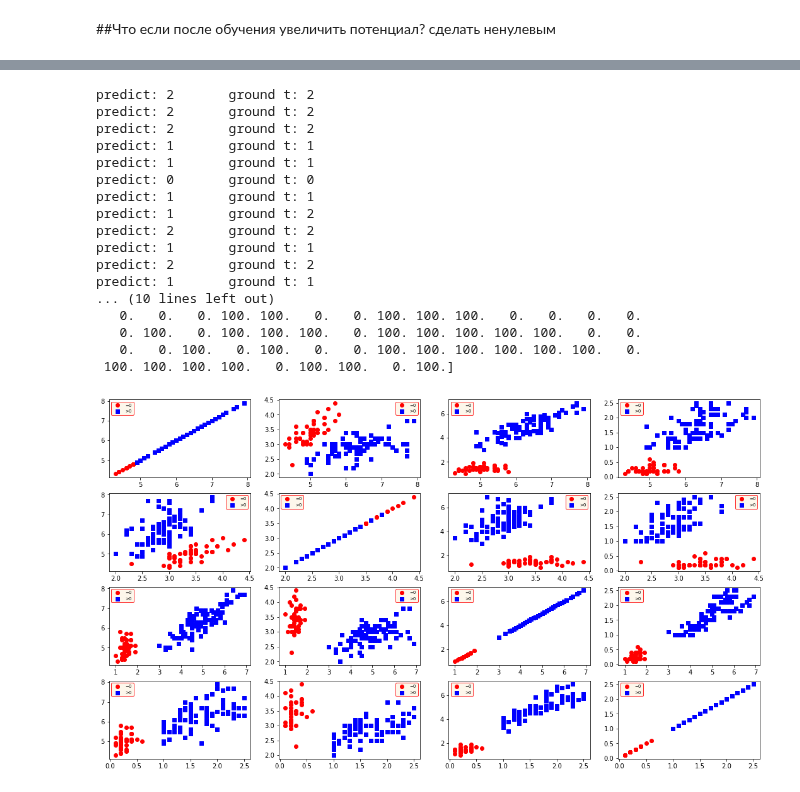
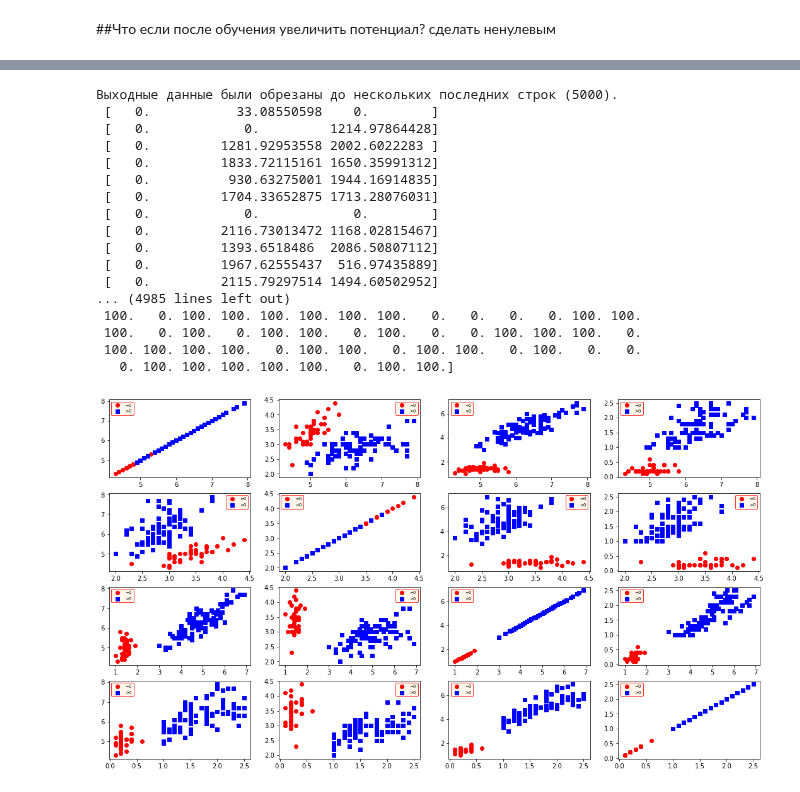
Before and after one commit to Kasymkhankhubiyev/BasicMachineLearning, a Jupyter notebook: task1.ipynb, the cells around one changed output, grey strips where cells are left out. Cells and saved outputs as stored; diff of their text form; code cells hidden in the pictures.

```diff
--- a/task1.ipynb
+++ b/task1.ipynb
@@ -351,43 +332,43 @@ print(model.gams)
 # %%
-model = PFM(kernel=lambda x: K1(x, h=0.9))
+model = PFM(kernel=lambda x: K1(x, h=2.))
 
 model.fit(trainX, trainY, 100)
 calc_accuracy_with_predictions(model=model, X=testX, Y=testY)
 print(model.gams)
 
 fig, axs = plt.subplots(nrows=4, ncols=4)
 
 colors = ['red', 'blue', 'green']
 test_colors = ['purple', 'black', 'yellow']
 
 gams = model.gams
 
 for i in range(4):
     for j in range(4):
             axs[i%4, j%4].scatter(trainX[np.where(gams== 0)[0], i], trainX[np.where(gams== 0)[0], j], color = colors[0], label='=0')
             axs[i%4, j%4].scatter(trainX[np.where(gams!= 0)[0], i], trainX[np.where(gams!= 0)[0], j], color = colors[1], label='>0', marker='s')
             axs[i%4, j%4].legend(fontsize=7, ncol=1, facecolor='oldlace', edgecolor='r')
 fig.set_size_inches(18.5, 10.5)
 plt.show()
 plt.close()
 # %% [output]
-predict: 2       ground t: 2
-predict: 2       ground t: 2
-predict: 2       ground t: 2
-predict: 1       ground t: 1
-predict: 1       ground t: 1
-predict: 0       ground t: 0
-predict: 1       ground t: 1
-predict: 1       ground t: 2
-predict: 2       ground t: 2
-predict: 1       ground t: 1
-predict: 2       ground t: 2
-predict: 1       ground t: 1
-... (10 lines left out)
-   0.   0.   0. 100. 100.   0.   0. 100. 100. 100.   0.   0.   0.   0.
-   0. 100.   0. 100. 100. 100.   0. 100. 100. 100. 100. 100.   0.   0.
-   0.   0. 100.   0. 100.   0.   0. 100. 100. 100. 100. 100. 100.   0.
- 100. 100. 100. 100.   0. 100. 100.   0. 100.]
+Выходные данные были обрезаны до нескольких последних строк (5000).
+ [   0.           33.08550598    0.        ]
+ [   0.            0.         1214.97864428]
+ [   0.         1281.92953558 2002.6022283 ]
+ [   0.         1833.72115161 1650.35991312]
+ [   0.          930.63275001 1944.16914835]
+ [   0.         1704.33652875 1713.28076031]
+ [   0.            0.            0.        ]
+ [   0.         2116.73013472 1168.02815467]
+ [   0.         1393.6518486  2086.50807112]
+ [   0.         1967.62555437  516.97435889]
+ [   0.         2115.79297514 1494.60502952]
+... (4985 lines left out)
+ 100.   0. 100. 100. 100. 100. 100. 100.   0.   0.   0.   0. 100. 100.
+ 100.   0. 100.   0. 100. 100.   0. 100.   0.   0. 100. 100. 100.   0.
+ 100. 100. 100. 100.   0. 100. 100.   0. 100. 100.   0. 100.   0.   0.
+   0. 100. 100. 100. 100. 100.   0. 100. 100.]
-[figure, old version]
+[figure, new version]
 # %%
 model.increase_gams(1)
```
Also changed, not shown: parts of 9 cells of this notebook, 2 other files.
